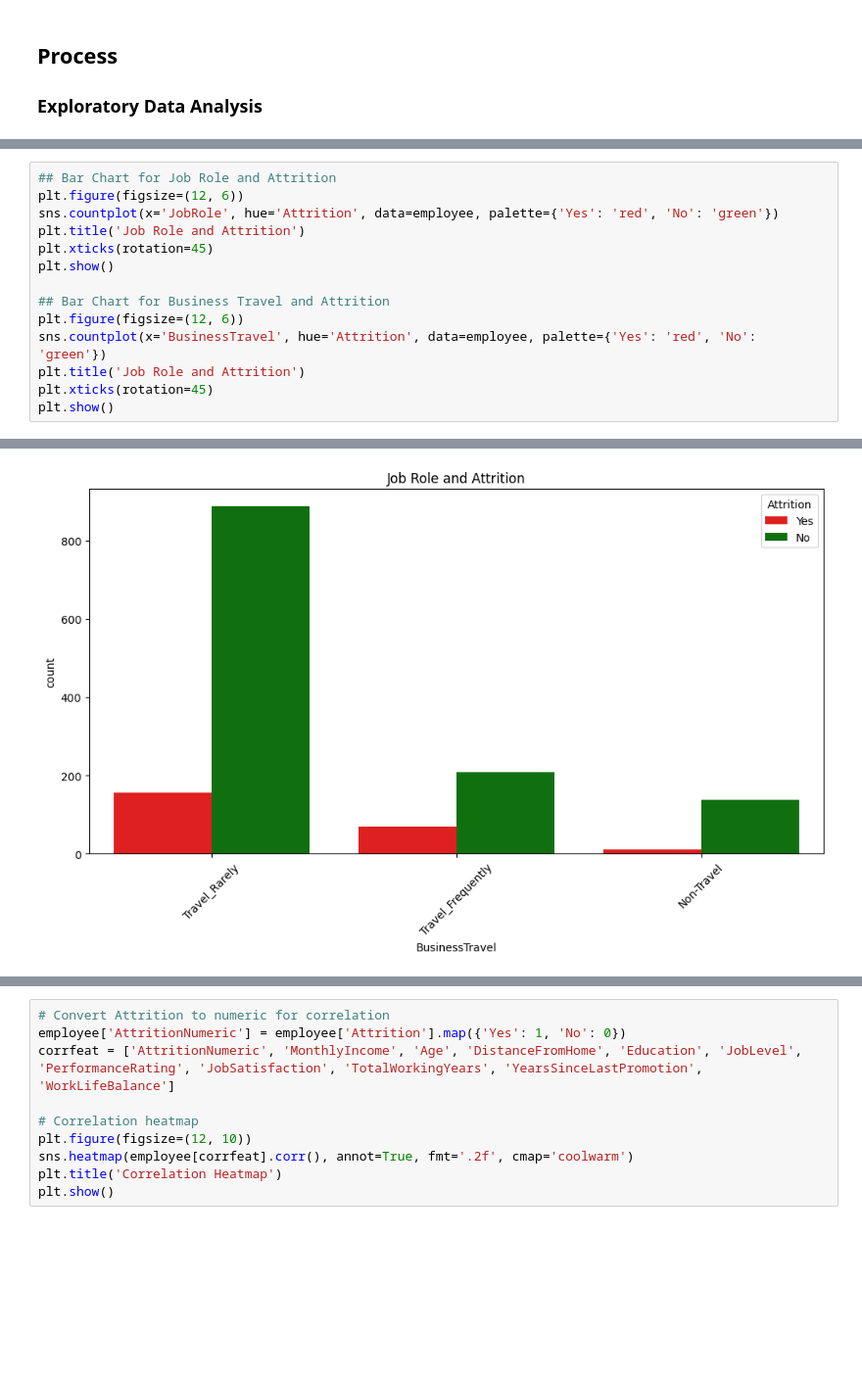
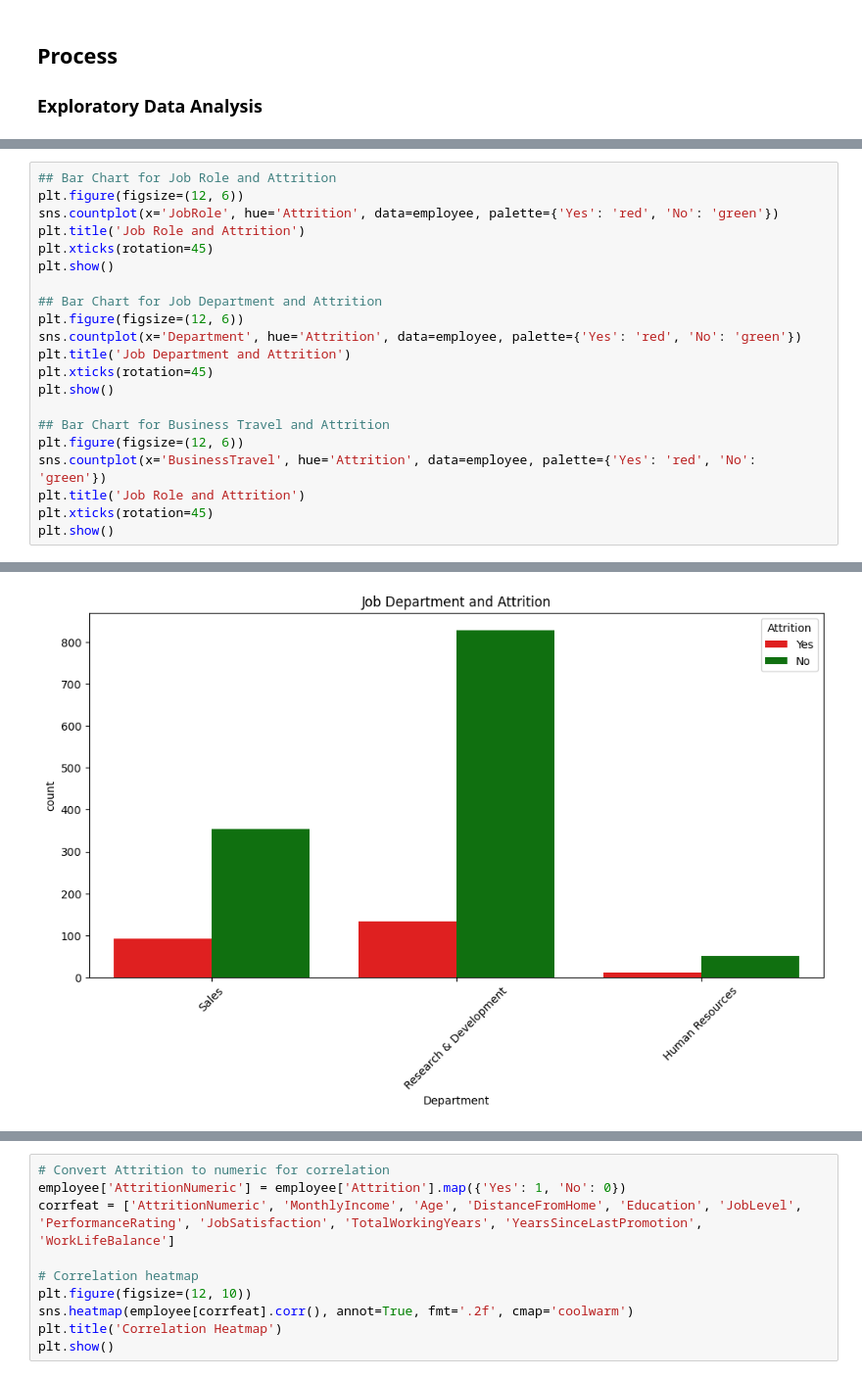
Before and after one commit to vtrackstar/Google-DA-Projects, a Jupyter notebook: ibm-employee-attrition-data-analysis-project.ipynb, the cells around one changed output, grey strips where cells are left out. Shown at 98% size. Saved outputs shown, nothing was run; the diff lists cells and outputs as text; blank space fills up the shorter version.

Commit message:
Kaggle Notebook | IBM Employee Attrition Data Analysis Project | Version 2

```diff
--- a/ibm-employee-attrition-data-analysis-project.ipynb
+++ b/ibm-employee-attrition-data-analysis-project.ipynb
@@ -180,17 +180,24 @@ plt.show()
 # %%
 ## Bar Chart for Job Role and Attrition
 plt.figure(figsize=(12, 6))
 sns.countplot(x='JobRole', hue='Attrition', data=employee, palette={'Yes': 'red', 'No': 'green'})
 plt.title('Job Role and Attrition')
+plt.xticks(rotation=45)
+plt.show()
+
+## Bar Chart for Job Department and Attrition
+plt.figure(figsize=(12, 6))
+sns.countplot(x='Department', hue='Attrition', data=employee, palette={'Yes': 'red', 'No': 'green'})
+plt.title('Job Department and Attrition')
 plt.xticks(rotation=45)
 plt.show()
 
 ## Bar Chart for Business Travel and Attrition
 plt.figure(figsize=(12, 6))
 sns.countplot(x='BusinessTravel', hue='Attrition', data=employee, palette={'Yes': 'red', 'No': 'green'})
 plt.title('Job Role and Attrition')
 plt.xticks(rotation=45)
 plt.show()
 # %% [output]
 [figure]
-[figure, old version]
+[figure, new version]
```
Also changed, not shown: parts of 5 cells of this notebook.
